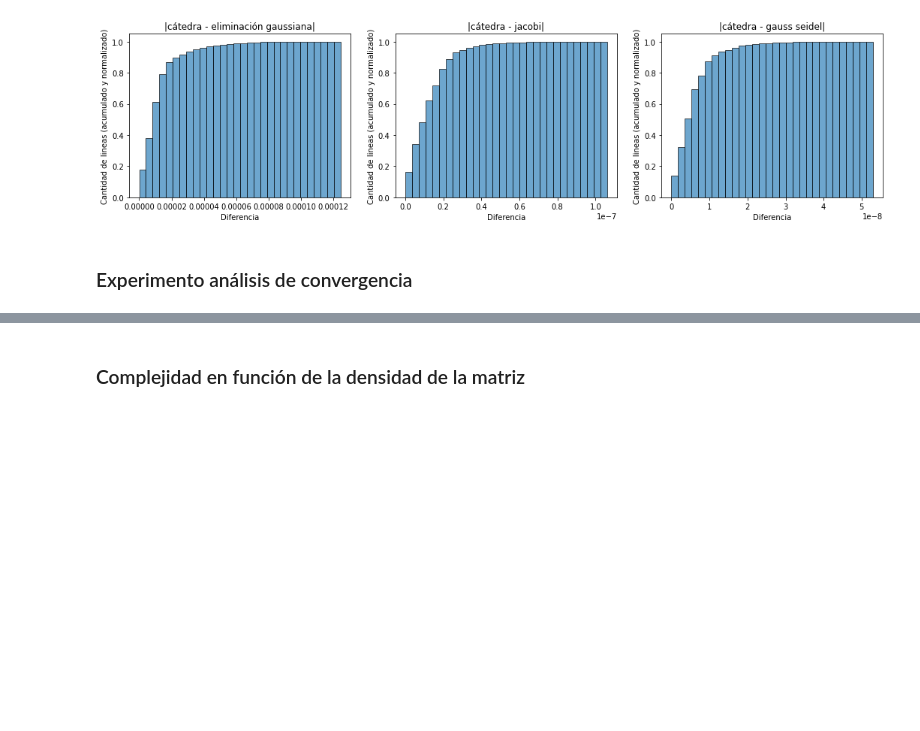
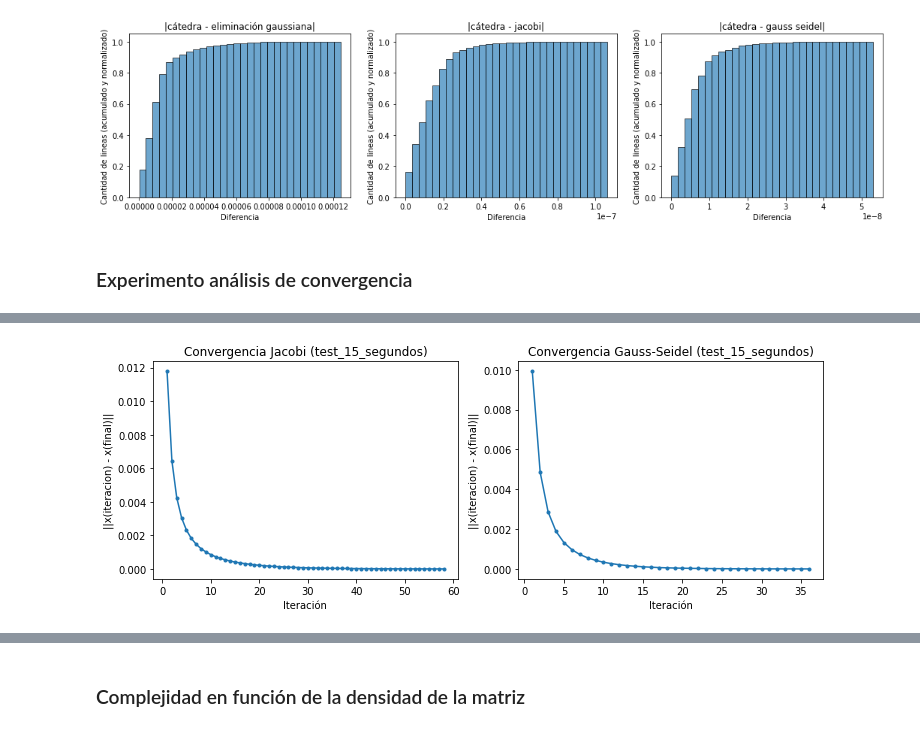
Before and after one commit to elgrandt/metodos-2022, a Jupyter notebook: TP3/python/experimentacion.ipynb, the cells around one changed output, grey strips where cells are left out. Drawn from its saved outputs; the diff is of its cells as text; code cells hidden in the pictures; blank space fills up the shorter version.

```diff
--- a/TP3/python/experimentacion.ipynb
+++ b/TP3/python/experimentacion.ipynb
@@ -410,0 +419,18 @@ plt.close()
+# %%
+fig, ((ax1, ax2)) = plt.subplots(1, 2, figsize = (12,4))
+
+ax1.plot([i + 1 for i in range(len(iteraciones_15s_jb))], diferencias_15s_jb, marker='.', linestyle='-')
+ax1.set_xlabel("Iteración")
+ax1.set_ylabel("||x(iteracion) - x(final)||")
+ax1.set_title("Convergencia Jacobi (test_15_segundos)")
+
+ax2.plot([i + 1 for i in range(len(iteraciones_15s_gs))], diferencias_15s_gs, marker='.', linestyle='-')
+ax2.set_xlabel("Iteración")
+ax2.set_ylabel("||x(iteracion) - x(final)||")
+ax2.set_title("Convergencia Gauss-Seidel (test_15_segundos)")
+
+plt.savefig('./graficos/experimento_convergencia_15s.png')
+plt.show()
+plt.close()
+# %% [output]
+[figure, added]
```
Also changed, not shown: parts of 6 cells of this notebook, 4 other files.
